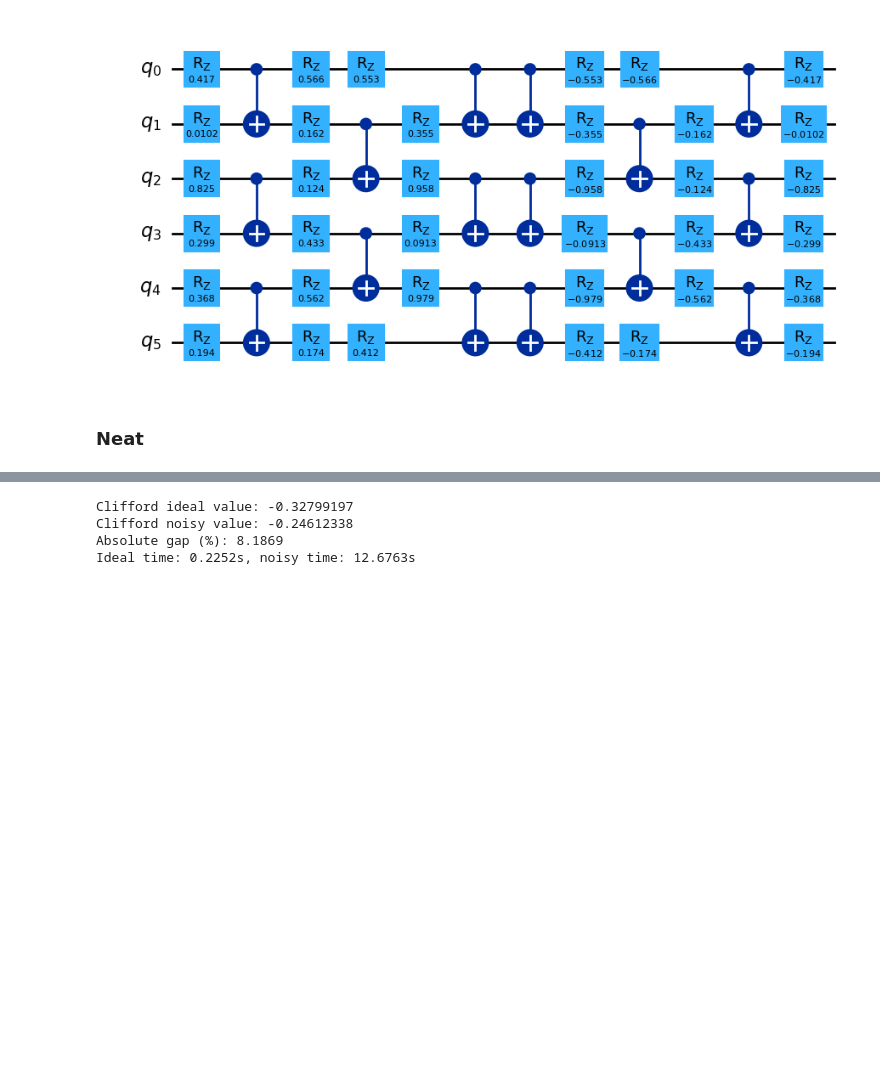
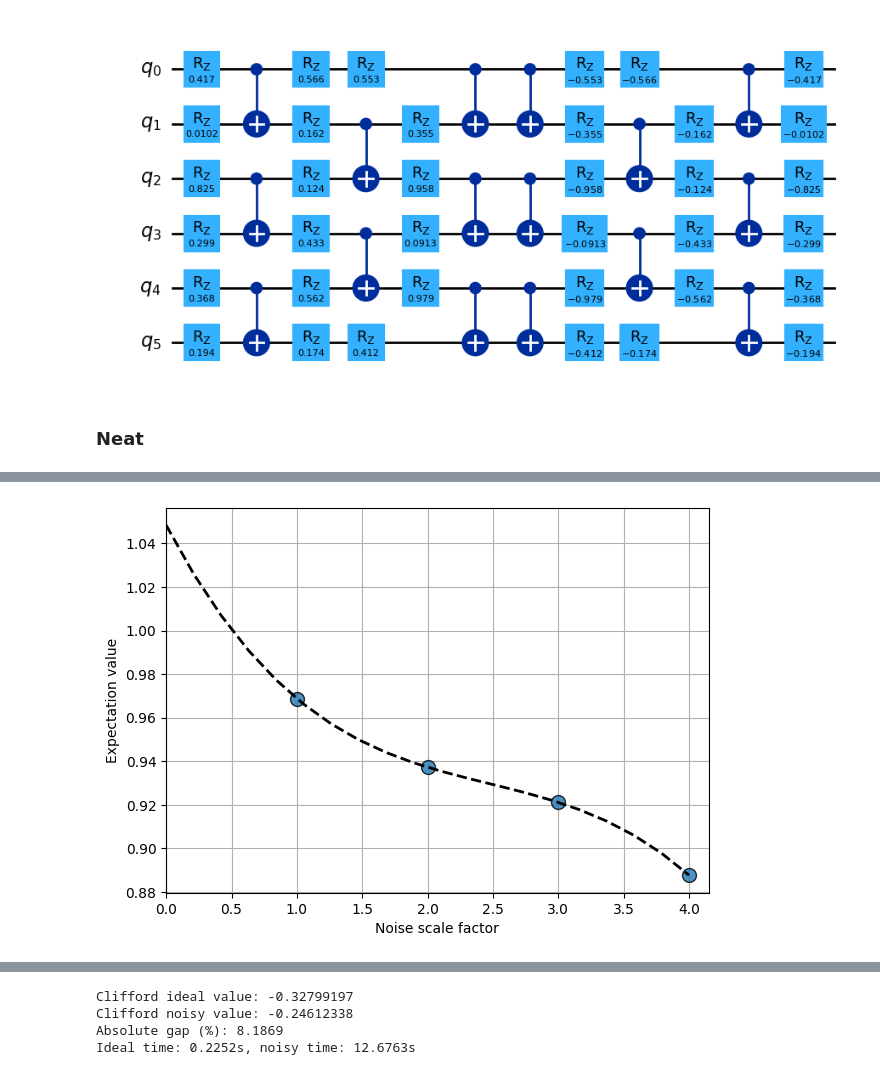
Before and after one commit to GibboSan/easy-q, a Jupyter notebook: quantum_optimization/playground.ipynb, the cells around one changed output, grey strips where cells are left out. Cells and saved outputs as stored; diff of their text form; code cells hidden in the pictures; blank space fills up the shorter version.

```diff
--- a/quantum_optimization/playground.ipynb
+++ b/quantum_optimization/playground.ipynb
@@ -484,0 +395,4 @@ display(summary_df)
+# %%
+_ = richardson_factory.plot_fit()
+# %% [output]
+[figure, added]
```
Also changed, not shown: parts of 21 cells of this notebook, 1 other file.
